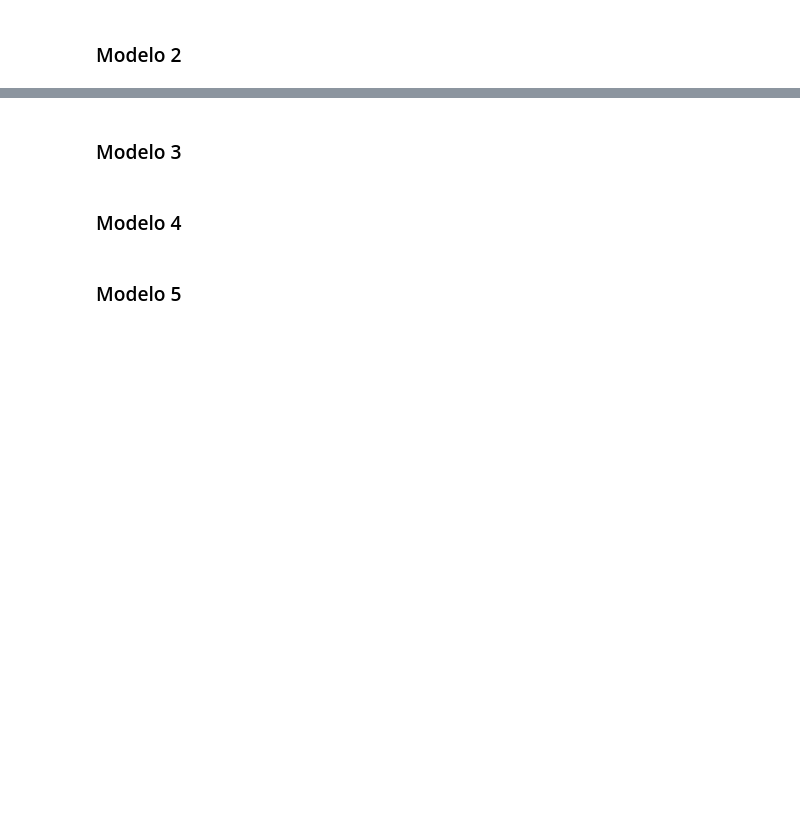
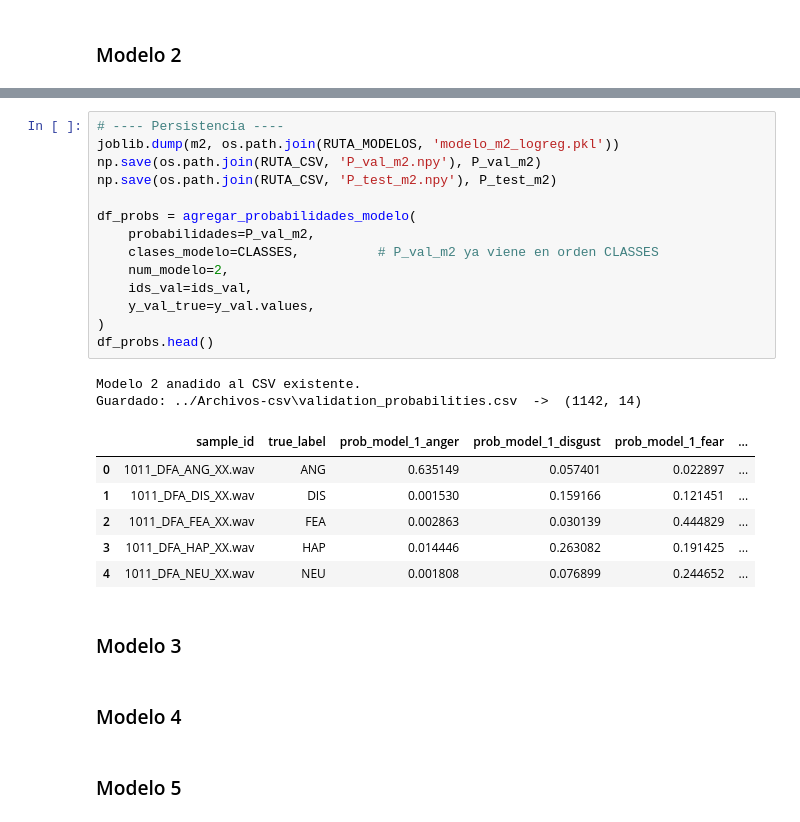
Before and after one commit to Aleortz/CREMA--D-Assembly-, a Jupyter notebook: Notebook/clasification-of-emotions.ipynb, the cells around one changed output, grey strips where cells are left out. Saved outputs shown, nothing was run; the diff lists cells and outputs as text; blank space fills up the shorter version.

```diff
--- a/Notebook/clasification-of-emotions.ipynb
+++ b/Notebook/clasification-of-emotions.ipynb
@@ -606,3 +822,26 @@ df_probs.head()
+# %%
+# ---- Persistencia ----
+joblib.dump(m2, os.path.join(RUTA_MODELOS, 'modelo_m2_logreg.pkl'))
+np.save(os.path.join(RUTA_CSV, 'P_val_m2.npy'), P_val_m2)
+np.save(os.path.join(RUTA_CSV, 'P_test_m2.npy'), P_test_m2)
+
+df_probs = agregar_probabilidades_modelo(
+    probabilidades=P_val_m2,
+    clases_modelo=CLASSES,          # P_val_m2 ya viene en orden CLASSES
+    num_modelo=2,
+    ids_val=ids_val,
+    y_val_true=y_val.values,
+)
+df_probs.head()
+# %% [output]
+Modelo 2 anadido al CSV existente.
+Guardado: ../Archivos-csv\validation_probabilities.csv  ->  (1142, 14)
+|  | sample_id | true_label | prob_model_1_anger | prob_model_1_disgust | prob_model_1_fear | ... |
+| 0 | 1011_DFA_ANG_XX.wav | ANG | 0.635149 | 0.057401 | 0.022897 | ... |
+| 1 | 1011_DFA_DIS_XX.wav | DIS | 0.001530 | 0.159166 | 0.121451 | ... |
+| 2 | 1011_DFA_FEA_XX.wav | FEA | 0.002863 | 0.030139 | 0.444829 | ... |
+| 3 | 1011_DFA_HAP_XX.wav | HAP | 0.014446 | 0.263082 | 0.191425 | ... |
+| 4 | 1011_DFA_NEU_XX.wav | NEU | 0.001808 | 0.076899 | 0.244652 | ... |
 # %% [markdown]
 ### Modelo 3
 # %% [markdown]
```
Also changed, not shown: parts of 11 cells of this notebook.
